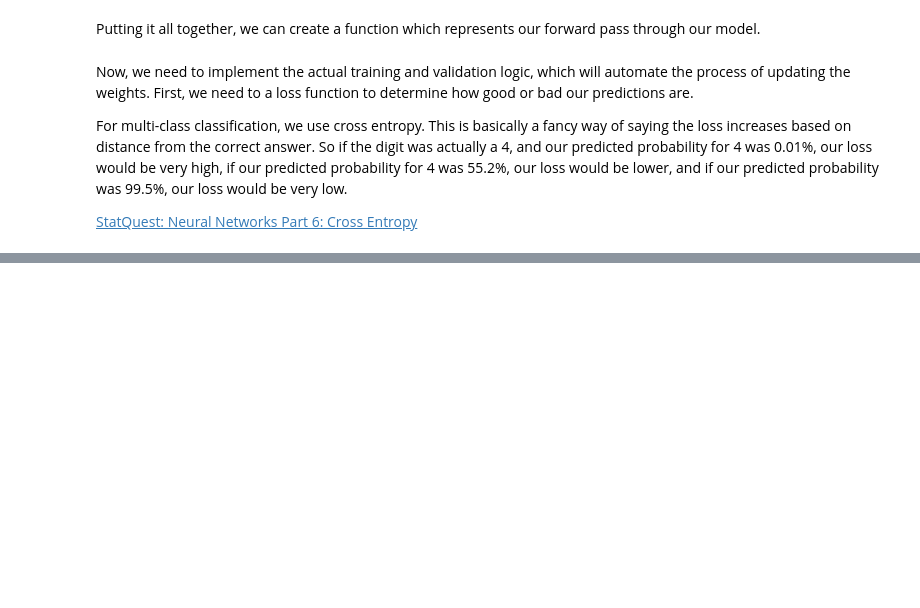
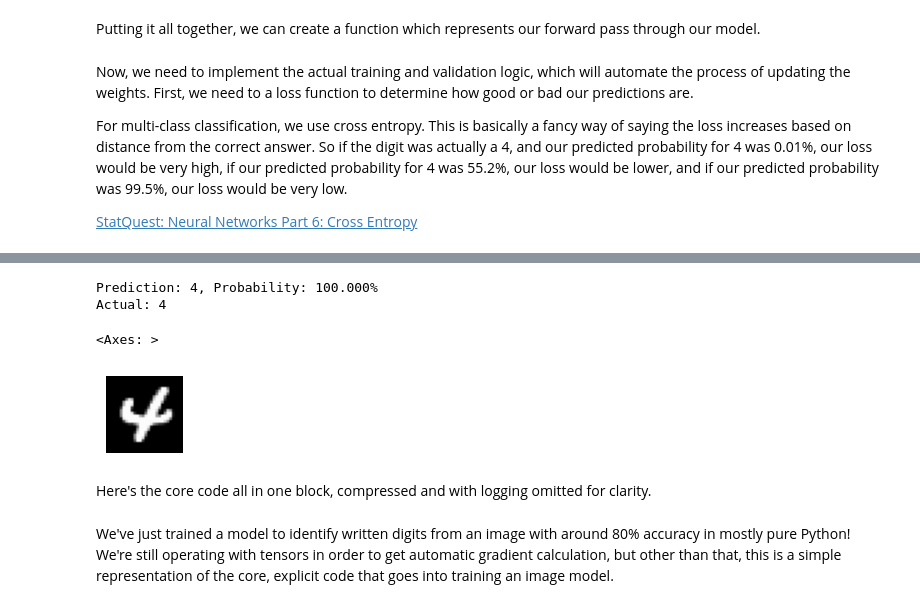
Before and after one commit to Daynil/course22, a Jupyter notebook: 04-mnist-3ways.ipynb, the cells around one changed output, grey strips where cells are left out. Drawn from its saved outputs; the diff is of its cells as text; code cells hidden in the pictures; blank space fills up the shorter version.

```diff
--- a/04-mnist-3ways.ipynb
+++ b/04-mnist-3ways.ipynb
@@ -307,0 +319,27 @@ plt.show()
+# %%
+# If I want to test a different batch than provided by one_batch()
+# How else can I do this without iterating? Indexing and using next() doesn't work
+# How does fastai allow a loop then?
+# idx = 0
+# for batch in dls.valid:
+#     if idx == 43:
+#         images, labels = batch
+#         break
+#     idx += 1
+
+
+images, labels = dls.valid.one_batch()
+image_tfmd = to_bw_flattened(images)[0]
+
+logits = simple_net(image_tfmd)
+preds = torch.nn.Softmax(dim=0)(logits)
+print(f"Prediction: {preds.argmax().item()}, Probability: {preds[preds.argmax().item()].item()*100:0.03f}%")
+print(f"Actual: {labels[0].argmax().item()}")
+images[0].show()
+# %% [output]
+Prediction: 4, Probability: 100.000%
+Actual: 4
+<Axes: >
+[figure, added]
+# %% [markdown]
+Here's the core code all in one block, compressed and with logging omitted for clarity.
@@ -307,0 +405,2 @@ plt.show()
+# %% [markdown]
+We've just trained a model to identify written digits from an image with around 80% accuracy in mostly pure Python! We're still operating with tensors in order to get automatic gradient calculation, but other than that, this is a simple representation of the core, explicit code that goes into training an image model.
```
Also changed, not shown: parts of 15 cells of this notebook, 1 other file.
